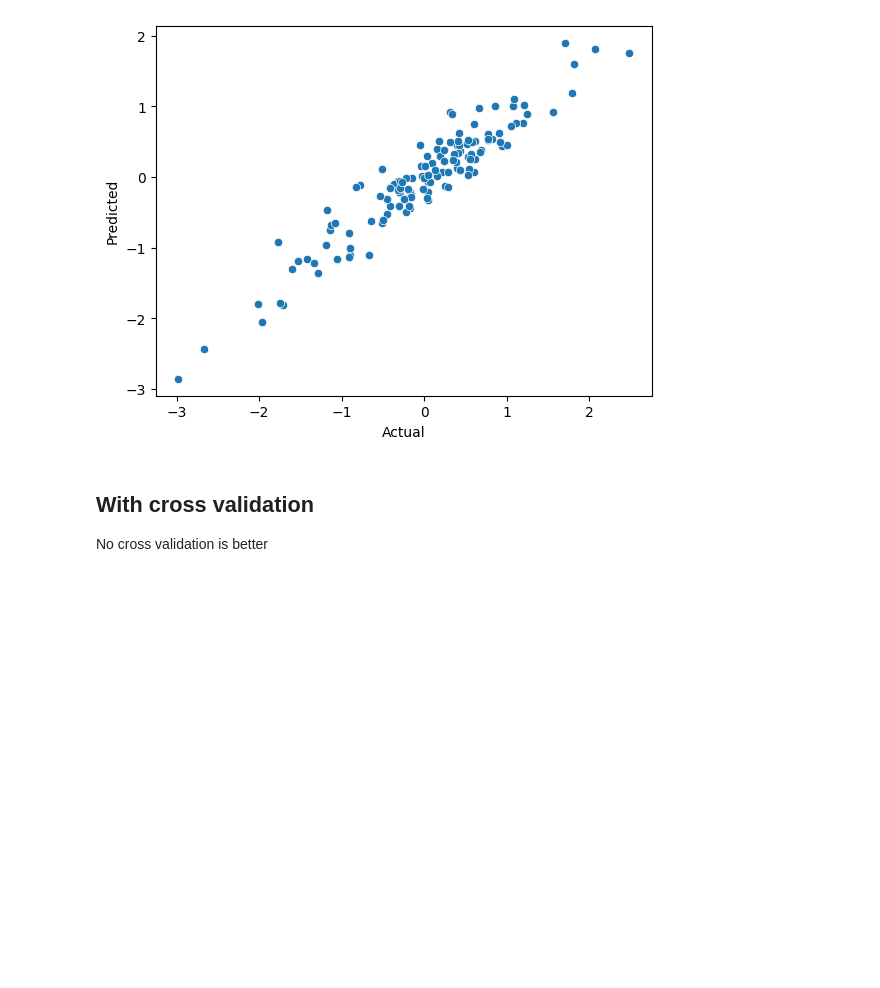
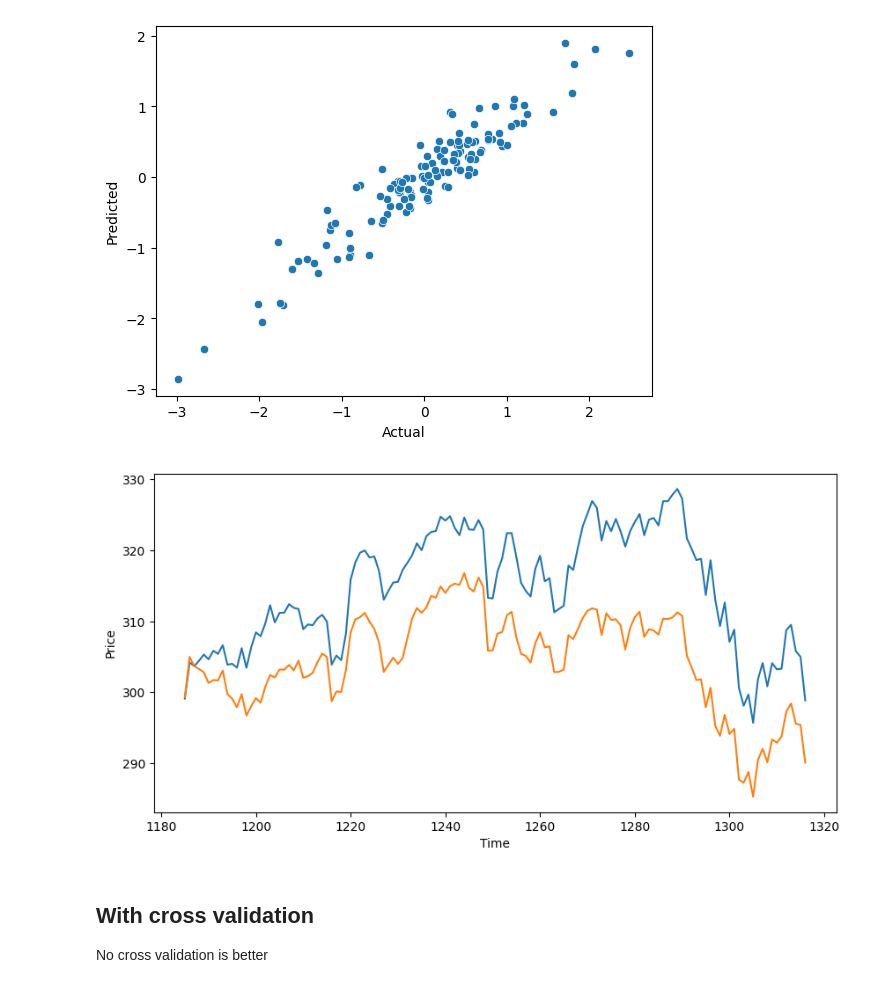
Before and after one commit to omerkobi/project-stock_Return, a Jupyter notebook: feture_selection.ipynb, the cells around one changed output. Saved outputs shown, nothing was run; the diff lists cells and outputs as text; code cells hidden in the pictures; blank space fills up the shorter version.

```diff
--- a/feture_selection.ipynb
+++ b/feture_selection.ipynb
@@ -37,6 +58,6 @@ print(df.columns.to_list())
 # %%
 y = df['SPY_return']
-x = df.drop(['SPY_return', 'ds','event'], axis=1)
+x = df.drop(['SPY_return', 'ds'], axis=1)
 # %%
 print(x.columns.to_list())
 # %% [output]
@@ -140,6 +179,18 @@ sns.scatterplot(x=check_df['Actual'], y=check_df['Predicted'])
 # %% [output]
 <Axes: xlabel='Actual', ylabel='Predicted'>
 [figure]
+# %%
+check_df['price_actual'] = 300 * (1 + check_df['Actual'] / 100).cumprod()
+check_df['price_predicted'] = 300 * (1 + check_df['Predicted'] / 100).cumprod()
+# %%
+plt.figure(figsize=(10, 5))
+plt.plot(check_df['price_actual'], label='Actual Price')
+plt.plot(check_df['price_predicted'], label='Predicted Price')
+plt.xlabel('Time')
+plt.ylabel('Price')
+plt.show()
+# %% [output]
+[figure, added]
 # %% [markdown]
 ## With cross validation
 No cross validation is better
```
Also changed, not shown: parts of 97 cells of this notebook, 10 other files.
